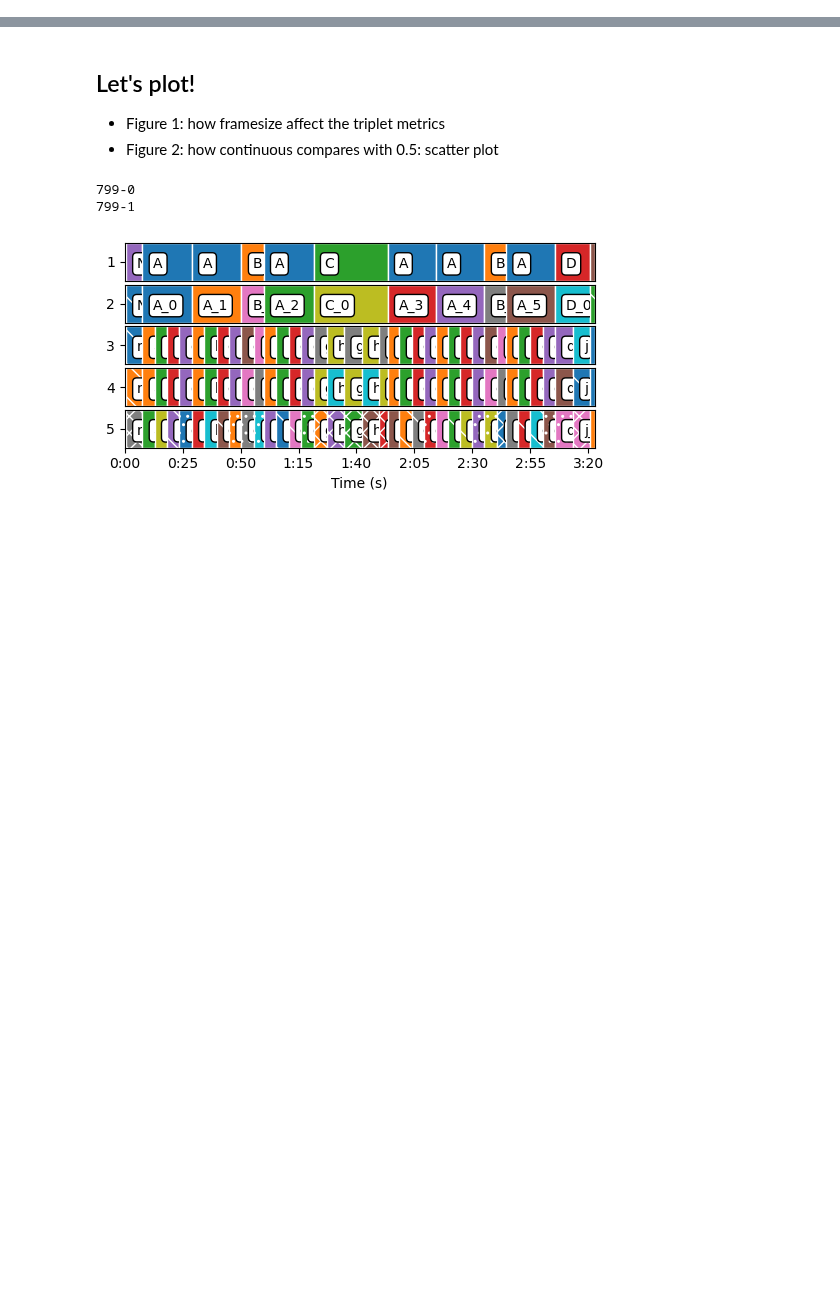
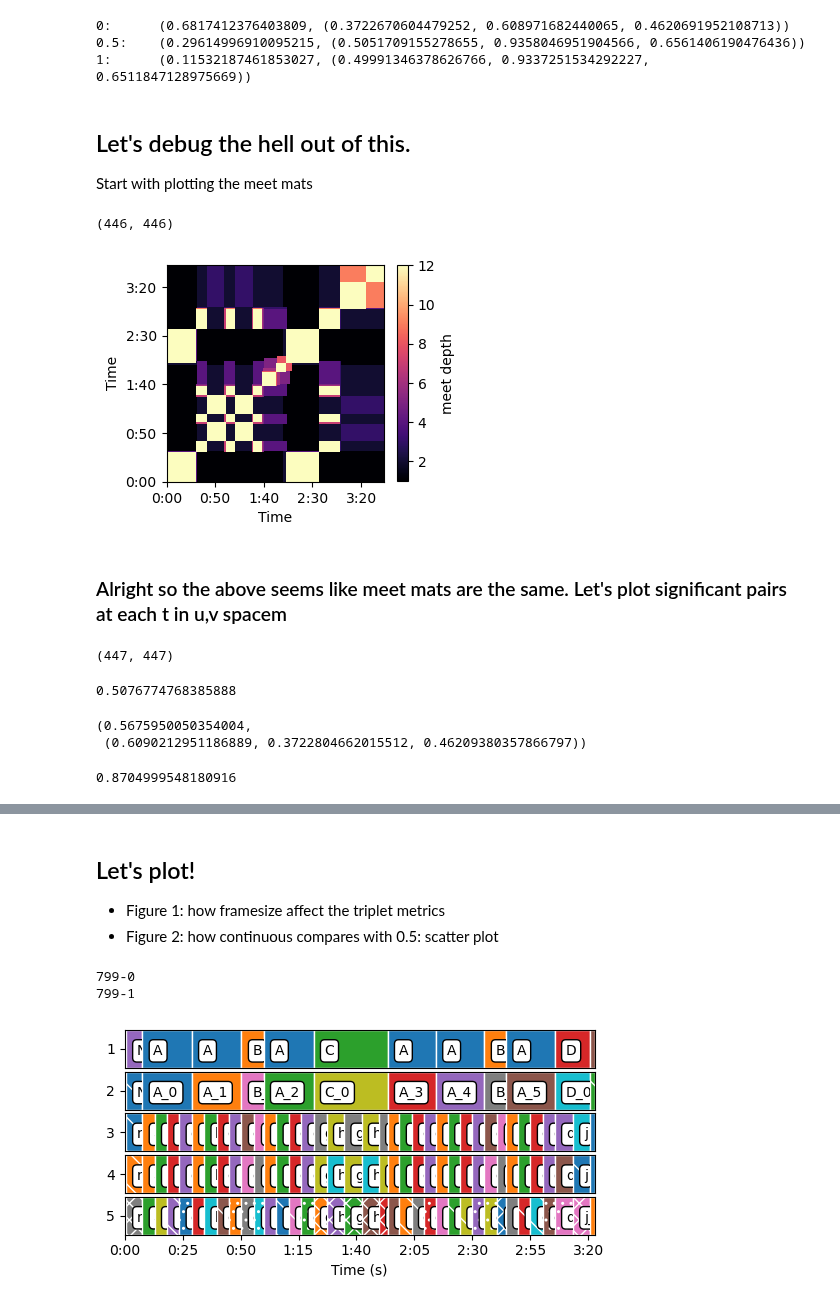
Before and after one commit to tomxi/bnl, a Jupyter notebook: scripts/ws.ipynb, the cells around one changed output, grey strips where cells are left out. Saved outputs shown, nothing was run; the diff lists cells and outputs as text; code cells hidden in the pictures; blank space fills up the shorter version.

```diff
--- a/scripts/ws.ipynb
+++ b/scripts/ws.ipynb
@@ -6,0 +80,32 @@ from bnl import viz
+# %%
+print('\n'.join([
+    f"{fs}:\t"+str(mtr.time_lmeasure(ref1, est, frame_size=fs))
+    for fs in [0, 0.5, 1]
+]))
+# %% [output]
+0:      (0.6817412376403809, (0.3722670604479252, 0.608971682440065, 0.4620691952108713))
+0.5:    (0.29614996910095215, (0.5051709155278655, 0.9358046951904566, 0.6561406190476436))
+1:      (0.11532187461853027, (0.49991346378626766, 0.9337251534292227, 0.6511847128975669))
+# %% [markdown]
+## Let's debug the hell out of this.
+
+Start with plotting the meet mats
+# %%
+import numpy as np
+est, ref1 = mtr.align_hier(est, ref1)
+# %%
+bs = est.ticks
+ts = (bs[1:] + bs[:-1]) / 2.0
+n_seg = len(ts)
+
+my_meet = np.empty((n_seg, n_seg))
+for u in range(n_seg):
+    for v in range(n_seg):
+        my_meet[u, v] = est.meet(ts[u], ts[v])
+
+mappable = viz.sq(my_meet, bs)
+plt.colorbar(mappable, label='meet depth', shrink=0.8)
+print(my_meet.shape)
+# %% [output]
+(446, 446)
+[figure, added]
@@ -6,0 +118,20 @@ from bnl import viz
+# %% [markdown]
+### Alright so the above seems like meet mats are the same. Let's plot significant pairs at each t in u,v spacem
+# %%
+ref1_meh_meet.shape
+# %% [output]
+(447, 447)
+# %%
+meh._gauc(est_meh_meet, ref1_meh_meet, True, None)
+# %% [output]
+0.5076774768385888
+# %%
+mtr.time_lmeasure(est, ref1)
+# %% [output]
+(0.5675950050354004,
+ (0.6090212951186889, 0.3722804662015512, 0.46209380357866797))
+# %%
+print()
+print(mtr.recall_at_t(ref1, est, 6.25))
+# %% [output]
+0.8704999548180916
```
Also changed, not shown: parts of 28 cells of this notebook, 4 other files.
